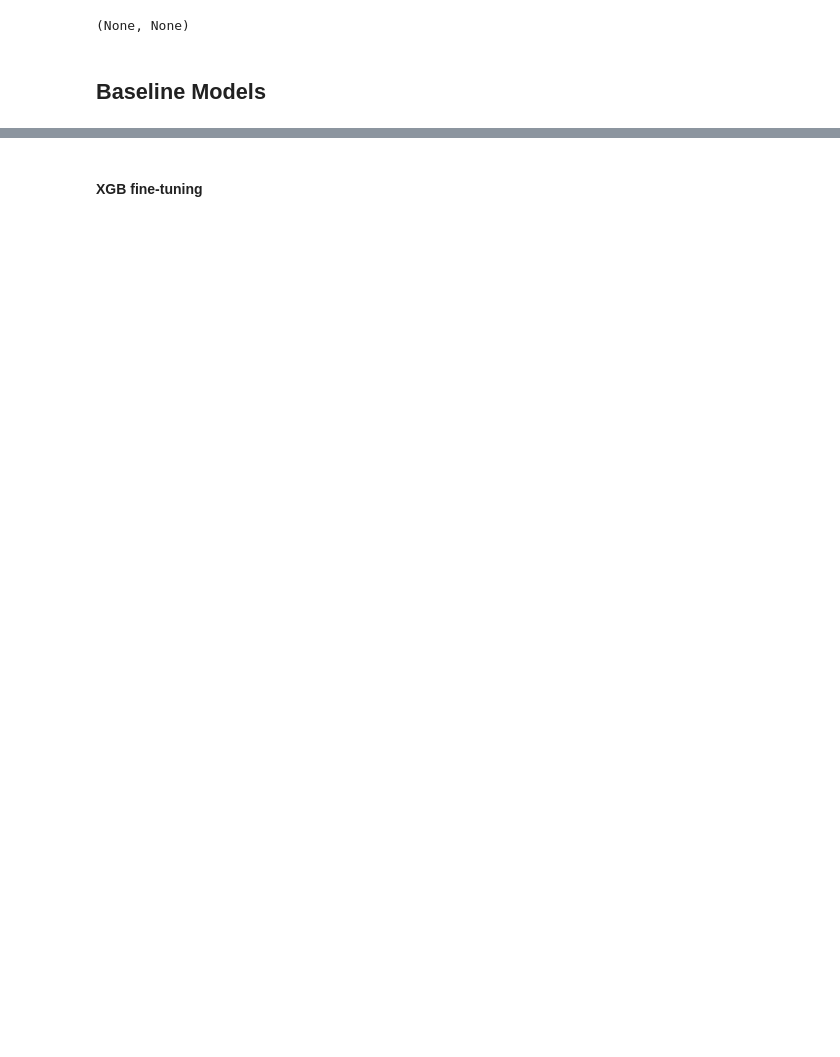
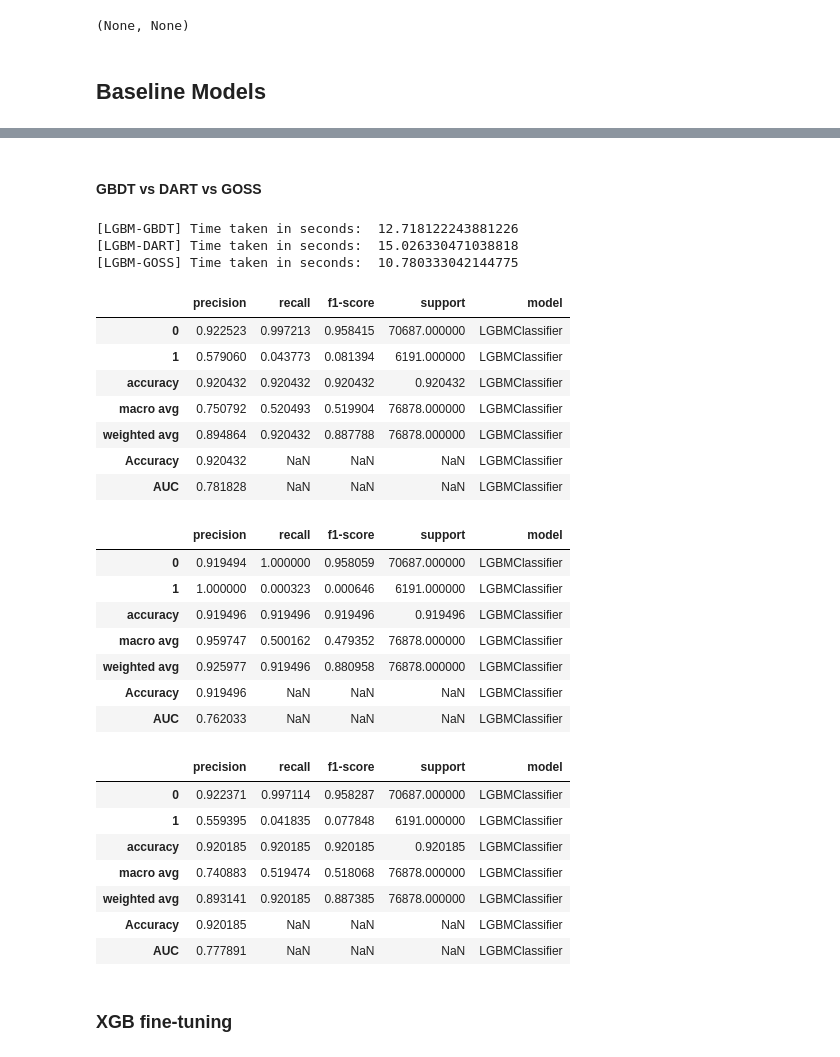
Before and after one commit to alexbarsan944/CreditDefaultRisk, a Jupyter notebook: code/models.ipynb, the cells around one changed output, grey strips where cells are left out. Drawn from its saved outputs; the diff is of its cells as text; code cells hidden in the pictures; blank space fills up the shorter version.

```diff
--- a/code/models.ipynb
+++ b/code/models.ipynb
@@ -77,7 +77,7 @@ def evaluate_model(model, model_params, X_train, y_train, X_test, y_test):
     X_test_imputed = imputer.transform(X_test)
 
     # Train the model
-    model.fit(X_train_imputed, y_train)
+    model.fit(X_train, y_train, eval_set=[(X_test, y_test)], early_stopping_rounds=100, verbose=False)
 
     # Predictions
     y_pred = model.predict(X_test_imputed)
@@ -172,3 +193,67 @@ def evaluate_model(model, model_params, X_train, y_train, X_test, y_test):
+# %% [markdown]
+#### GBDT vs DART vs GOSS
+# %%
+lgb_params = {'seed': 50, 'verbose': -1, 'boosting_type': 'gbdt', 'metric':'auc'}
+lgb_params_dart = {'seed': 50, 'verbose': -1, 'boosting_type': 'dart', 'metric':'auc'}
+lgb_params_goss = {'seed': 50, 'verbose': -1, 'boosting_type': 'goss', 'metric':'auc'}
+
+# # LightGBM
+# X_train_sample = X_train.sample(50000, random_state=50)
+# y_train_sample = y_train.loc[X_train_sample.index]  # Ensure the indices match
+
+# X_test_sample = X_test.sample(50000, random_state=50)
+# y_test_sample = y_test.loc[X_test_sample.index]  # Ensure the indices match
+
+# LightGBM with gbdt - Gradient Boosting Decision Tree
+start = time.time()
+lgb_metrics_df = evaluate_model(lgb.LGBMClassifier(), lgb_params, X_train, y_train, X_test, y_test)
+end = time.time()
+print("[LGBM-GBDT] Time taken in seconds: ", end - start)
+
+# LGBM with dart - Dropouts meet Multiple Additive Regression Trees
+start = time.time()
+lgb_metrics_dart_df = evaluate_model(lgb.LGBMClassifier(), lgb_params_dart, X_train, y_train, X_test, y_test)
+end = time.time()
+print("[LGBM-DART] Time taken in seconds: ", end - start)
+
+# LGBM with goss - Gradient-based One-Side Sampling
+start = time.time()
+lgb_metrics_goss_df = evaluate_model(lgb.LGBMClassifier(), lgb_params_goss, X_train, y_train, X_test, y_test)
+end = time.time()
+print("[LGBM-GOSS] Time taken in seconds: ", end - start)
+# %% [output]
+[LGBM-GBDT] Time taken in seconds:  12.718122243881226
+[LGBM-DART] Time taken in seconds:  15.026330471038818
+[LGBM-GOSS] Time taken in seconds:  10.780333042144775
+# %%
+lgb_metrics_df
+lgb_metrics_dart_df
+lgb_metrics_goss_df
+# %% [output]
+|  | precision | recall | f1-score | support | model |
+| 0 | 0.922523 | 0.997213 | 0.958415 | 70687.000000 | LGBMClassifier |
+| 1 | 0.579060 | 0.043773 | 0.081394 | 6191.000000 | LGBMClassifier |
+| accuracy | 0.920432 | 0.920432 | 0.920432 | 0.920432 | LGBMClassifier |
+| macro avg | 0.750792 | 0.520493 | 0.519904 | 76878.000000 | LGBMClassifier |
+| weighted avg | 0.894864 | 0.920432 | 0.887788 | 76878.000000 | LGBMClassifier |
+| Accuracy | 0.920432 | NaN | NaN | NaN | LGBMClassifier |
+| AUC | 0.781828 | NaN | NaN | NaN | LGBMClassifier |
+|  | precision | recall | f1-score | support | model |
+| 0 | 0.919494 | 1.000000 | 0.958059 | 70687.000000 | LGBMClassifier |
+| 1 | 1.000000 | 0.000323 | 0.000646 | 6191.000000 | LGBMClassifier |
+| accuracy | 0.919496 | 0.919496 | 0.919496 | 0.919496 | LGBMClassifier |
+| macro avg | 0.959747 | 0.500162 | 0.479352 | 76878.000000 | LGBMClassifier |
+| weighted avg | 0.925977 | 0.919496 | 0.880958 | 76878.000000 | LGBMClassifier |
+| Accuracy | 0.919496 | NaN | NaN | NaN | LGBMClassifier |
+| AUC | 0.762033 | NaN | NaN | NaN | LGBMClassifier |
+|  | precision | recall | f1-score | support | model |
+| 0 | 0.922371 | 0.997114 | 0.958287 | 70687.000000 | LGBMClassifier |
+| 1 | 0.559395 | 0.041835 | 0.077848 | 6191.000000 | LGBMClassifier |
+| accuracy | 0.920185 | 0.920185 | 0.920185 | 0.920185 | LGBMClassifier |
+| macro avg | 0.740883 | 0.519474 | 0.518068 | 76878.000000 | LGBMClassifier |
+| weighted avg | 0.893141 | 0.920185 | 0.887385 | 76878.000000 | LGBMClassifier |
+| Accuracy | 0.920185 | NaN | NaN | NaN | LGBMClassifier |
+| AUC | 0.777891 | NaN | NaN | NaN | LGBMClassifier |
 # %% [markdown]
-#### XGB fine-tuning
+### XGB fine-tuning
 # %%
```
Also changed, not shown: parts of 23 cells of this notebook, 10 other files.
